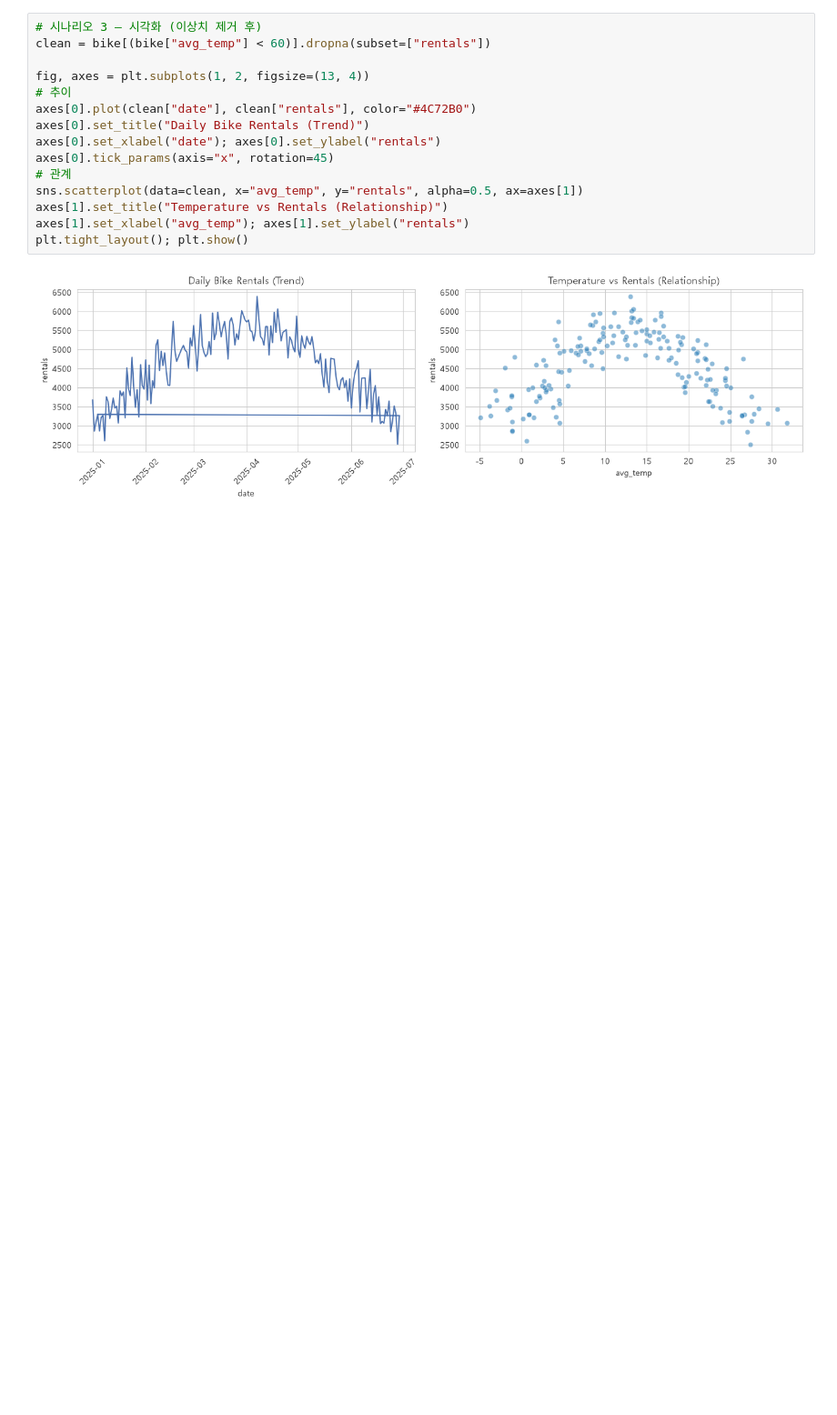
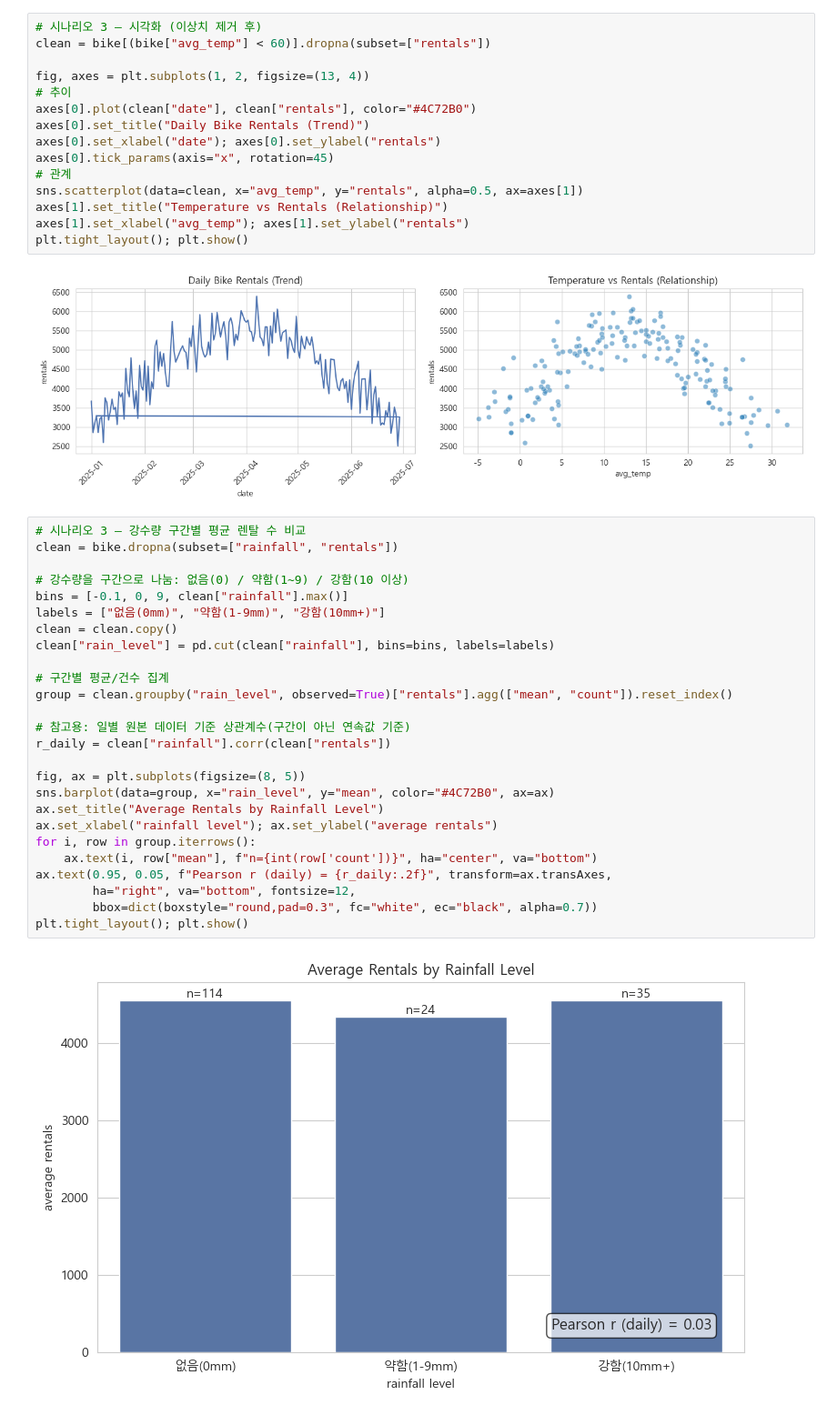
Before and after one commit to meosun129/ai-data-bootcamp, a Jupyter notebook: Untitled5.ipynb, the cells around one changed output. Shown at 91% size. Cells and saved outputs as stored; diff of their text form; blank space fills up the shorter version.

```diff
--- a/Untitled5.ipynb
+++ b/Untitled5.ipynb
@@ -669,3 +668,31 @@ axes[1].set_xlabel("avg_temp"); axes[1].set_ylabel("rentals")
 plt.tight_layout(); plt.show()
 # %% [output]
 [figure]
+# %%
+# 시나리오 3 — 강수량 구간별 평균 렌탈 수 비교
+clean = bike.dropna(subset=["rainfall", "rentals"])
+
+# 강수량을 구간으로 나눔: 없음(0) / 약함(1~9) / 강함(10 이상)
+bins = [-0.1, 0, 9, clean["rainfall"].max()]
+labels = ["없음(0mm)", "약함(1-9mm)", "강함(10mm+)"]
+clean = clean.copy()
+clean["rain_level"] = pd.cut(clean["rainfall"], bins=bins, labels=labels)
+
+# 구간별 평균/건수 집계
+group = clean.groupby("rain_level", observed=True)["rentals"].agg(["mean", "count"]).reset_index()
+
+# 참고용: 일별 원본 데이터 기준 상관계수(구간이 아닌 연속값 기준)
+r_daily = clean["rainfall"].corr(clean["rentals"])
+
+fig, ax = plt.subplots(figsize=(8, 5))
+sns.barplot(data=group, x="rain_level", y="mean", color="#4C72B0", ax=ax)
+ax.set_title("Average Rentals by Rainfall Level")
+ax.set_xlabel("rainfall level"); ax.set_ylabel("average rentals")
+for i, row in group.iterrows():
+    ax.text(i, row["mean"], f"n={int(row['count'])}", ha="center", va="bottom")
+ax.text(0.95, 0.05, f"Pearson r (daily) = {r_daily:.2f}", transform=ax.transAxes,
+        ha="right", va="bottom", fontsize=12,
+        bbox=dict(boxstyle="round,pad=0.3", fc="white", ec="black", alpha=0.7))
+plt.tight_layout(); plt.show()
+# %% [output]
+[figure, added]
```
Also changed, not shown: parts of 10 cells of this notebook, 2 other files.
